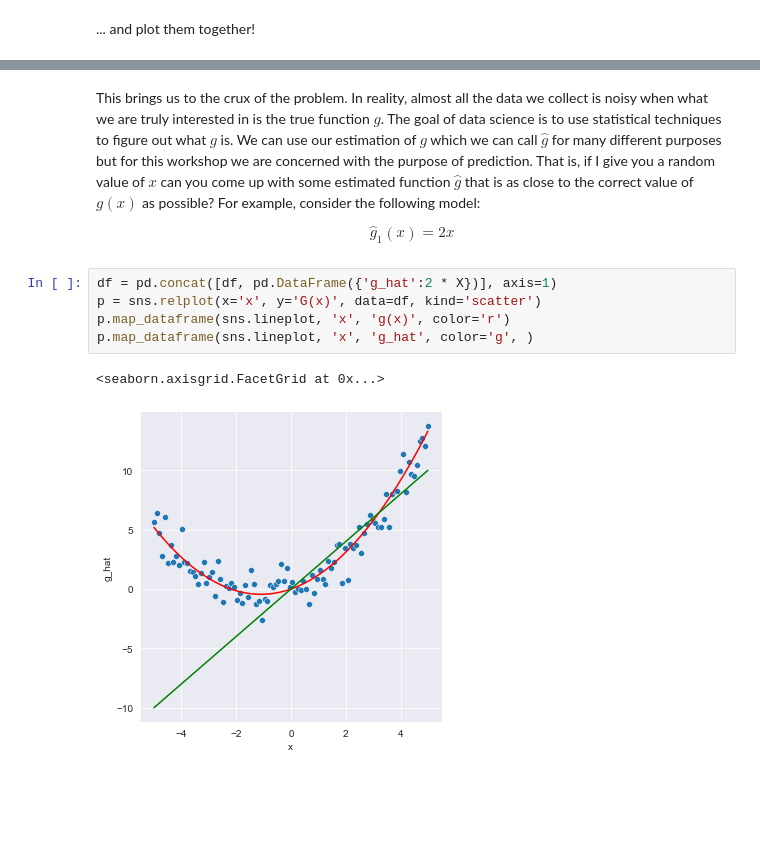
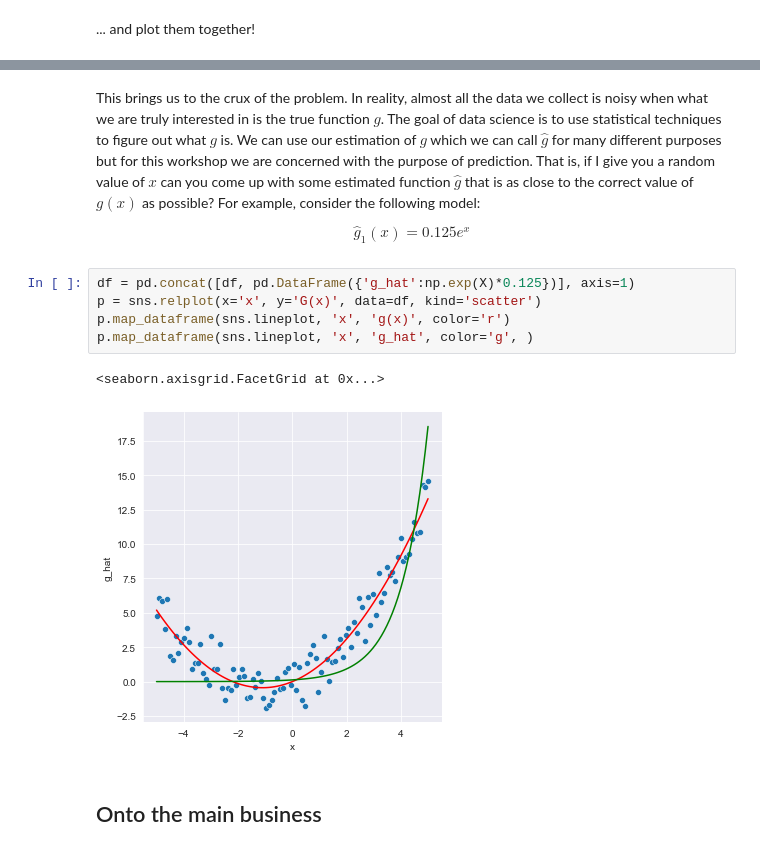
Before and after one commit to techimmersionweek22/data-science, a Jupyter notebook: ds.ipynb, the cells around one changed output, grey strips where cells are left out. Saved outputs shown, nothing was run; the diff lists cells and outputs as text; blank space fills up the shorter version.

```diff
--- a/ds.ipynb
+++ b/ds.ipynb
@@ -136,12 +136,14 @@ p.map_dataframe(sns.lineplot, 'x', 'g(x)', color='r')
 # %% [markdown]
 This brings us to the crux of the problem. In reality, almost all the data we collect is noisy when what we are truly interested in is the true function $g$. The goal of data science is to use statistical techniques to figure out what $g$ is. We can use our estimation of $g$ which we can call $\hat{g}$ for many different purposes but for this workshop we are concerned with the purpose of prediction. That is, if I give you a random value of $x$ can you come up with some estimated function $\hat{g}$ that is as close to the correct value of $g(x)$ as possible? For example, consider the following model:
 
-$$\hat{g}_1(x) = 2x$$
+$$\hat{g}_1(x) = 0.125e^{x}$$
 # %%
-df = pd.concat([df, pd.DataFrame({'g_hat':2 * X})], axis=1)
+df = pd.concat([df, pd.DataFrame({'g_hat':np.exp(X)*0.125})], axis=1)
 p = sns.relplot(x='x', y='G(x)', data=df, kind='scatter')
 p.map_dataframe(sns.lineplot, 'x', 'g(x)', color='r')
 p.map_dataframe(sns.lineplot, 'x', 'g_hat', color='g', )
 # %% [output]
 <seaborn.axisgrid.FacetGrid at 0x...>
-[figure, old version]
+[figure, new version]
+# %% [markdown]
+## Onto the main business
```
Also changed, not shown: parts of 4 cells of this notebook.
